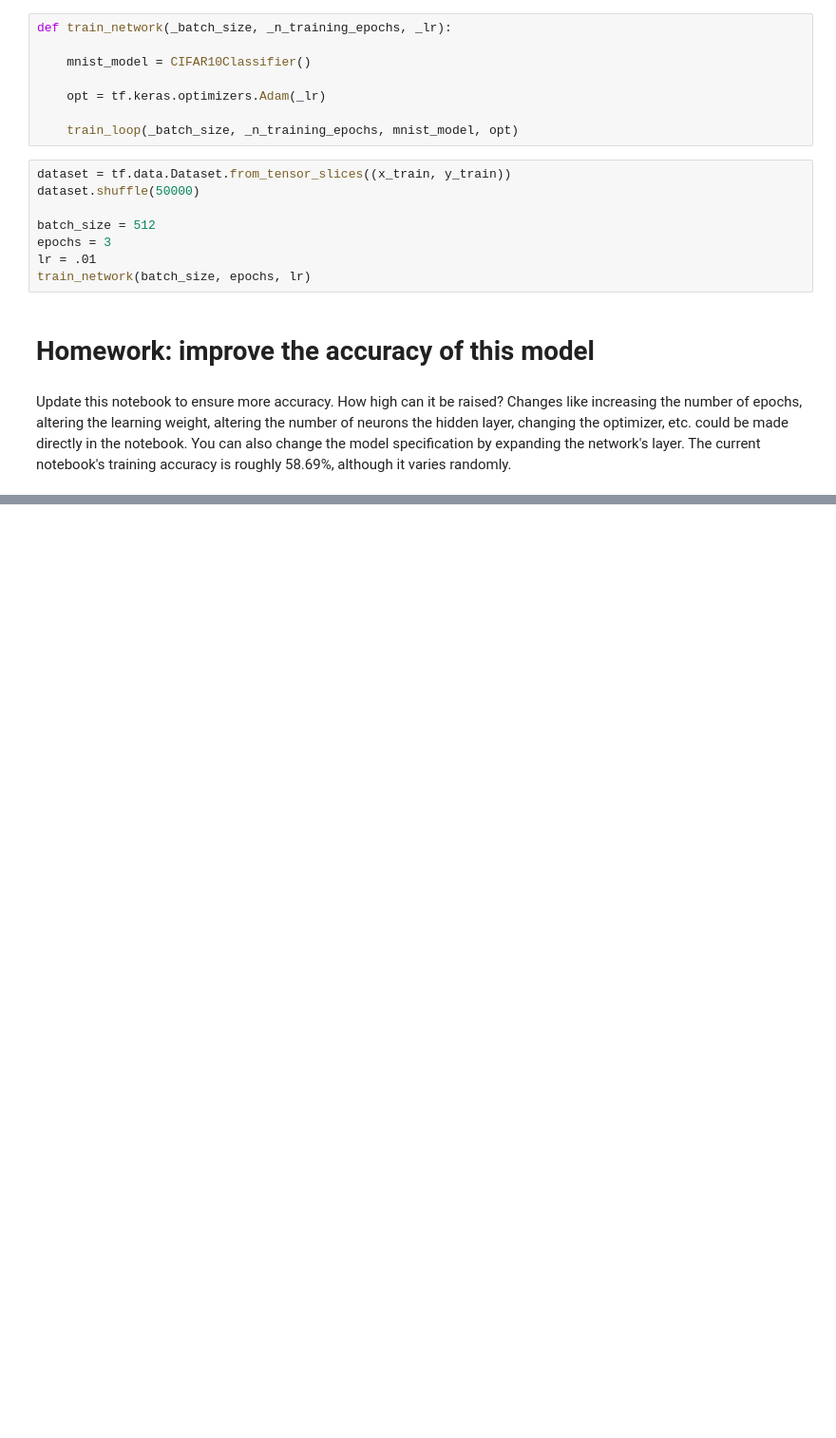
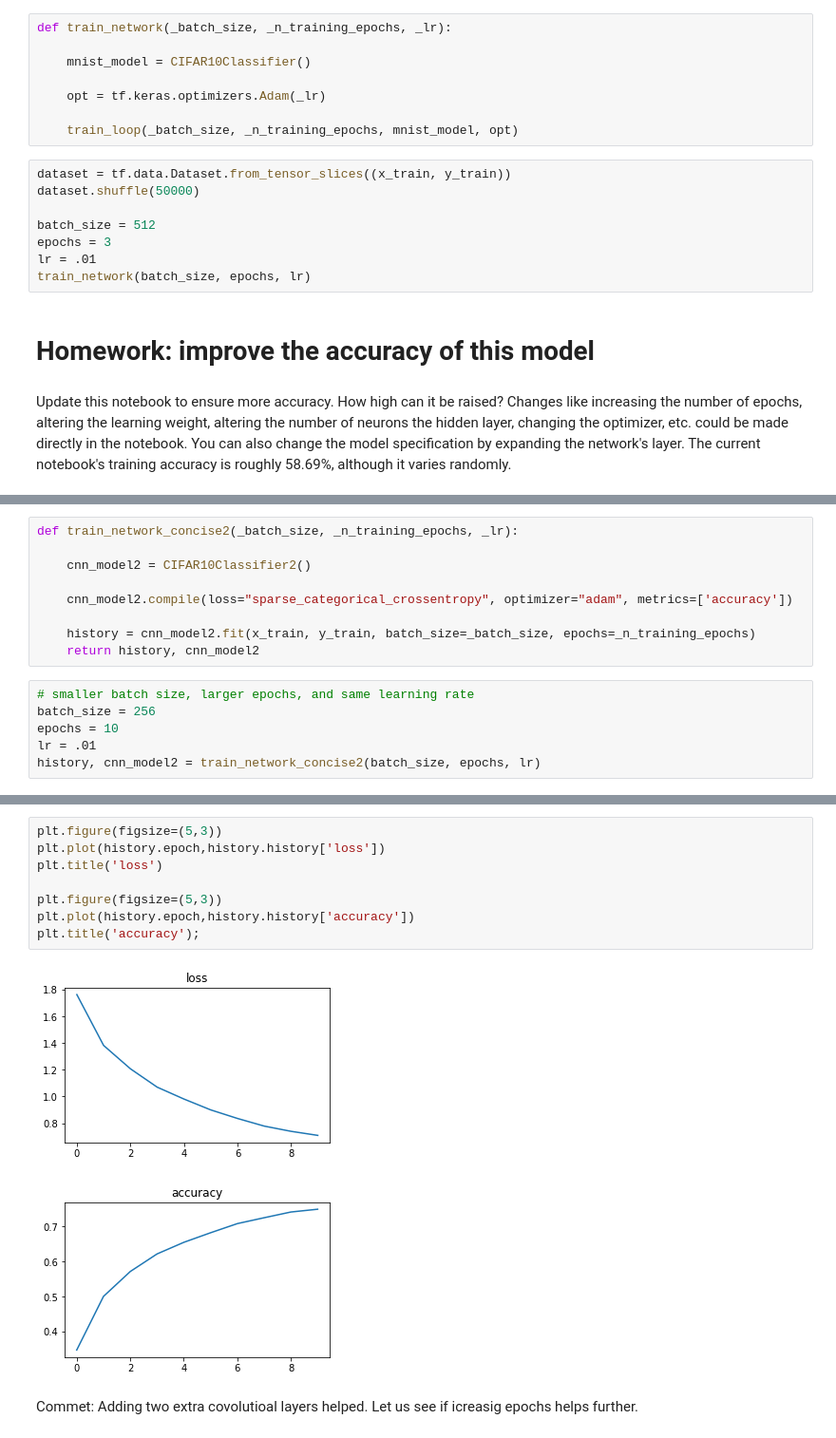
Before and after one commit to argonne-lcf/ai-science-training-series, a Jupyter notebook: 03_neural_networks_tensorflow/02_keras_cnn-WithHW-KTK.ipynb, the cells around one changed output, grey strips where cells are left out. Shown: that part at 95% size. Saved outputs shown, nothing was run; the diff lists cells and outputs as text; blank space fills up the shorter version.

```diff
--- a/03_neural_networks_tensorflow/02_keras_cnn-WithHW-KTK.ipynb
+++ b/03_neural_networks_tensorflow/02_keras_cnn-WithHW-KTK.ipynb
@@ -219,0 +340,15 @@ Update this notebook to ensure more accuracy. How high can it be raised? Changes
+# %%
+def train_network_concise2(_batch_size, _n_training_epochs, _lr):
+
+    cnn_model2 = CIFAR10Classifier2()
+
+    cnn_model2.compile(loss="sparse_categorical_crossentropy", optimizer="adam", metrics=['accuracy'])
+
+    history = cnn_model2.fit(x_train, y_train, batch_size=_batch_size, epochs=_n_training_epochs)
+    return history, cnn_model2
+# %%
+# smaller batch size, larger epochs, and same learning rate
+batch_size = 256
+epochs = 10
+lr = .01
+history, cnn_model2 = train_network_concise2(batch_size, epochs, lr)
@@ -219,0 +376,13 @@ Update this notebook to ensure more accuracy. How high can it be raised? Changes
+# %%
+plt.figure(figsize=(5,3))
+plt.plot(history.epoch,history.history['loss'])
+plt.title('loss')
+
+plt.figure(figsize=(5,3))
+plt.plot(history.epoch,history.history['accuracy'])
+plt.title('accuracy');
+# %% [output]
+[figure, added]
+[figure, added]
+# %% [markdown]
+Commet: Adding two extra covolutioal layers helped. Let us see if icreasig epochs helps further.
```
Also changed, not shown: parts of 13 cells of this notebook.
